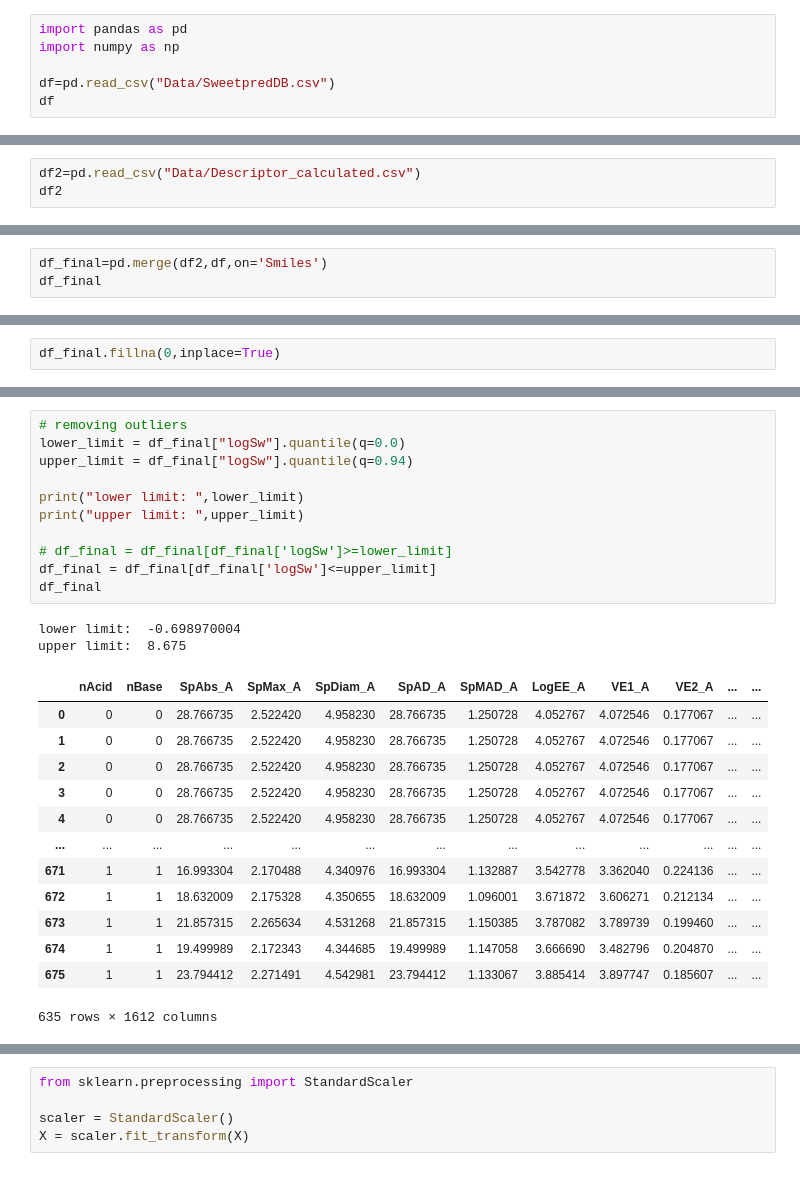
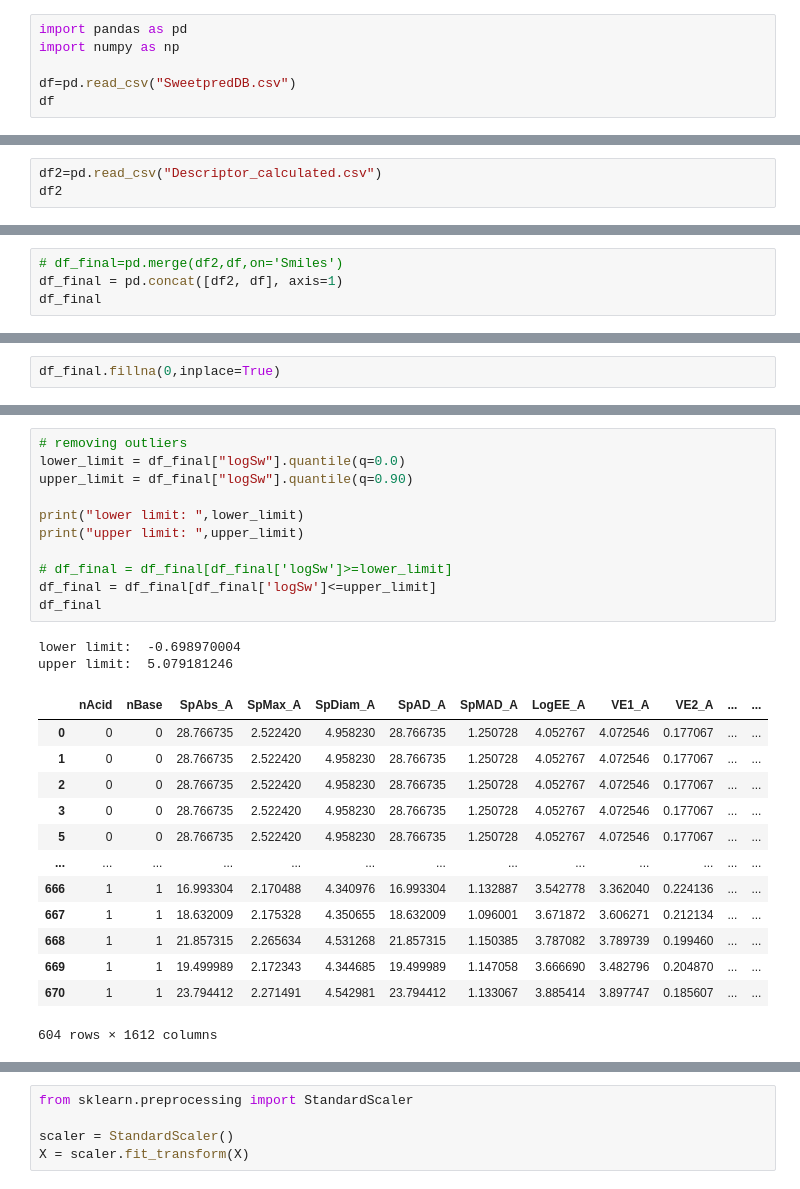
Before and after one commit to Samyzx/Sweetpred, a Jupyter notebook: Model_training.ipynb, the cells around one changed output, grey strips where cells are left out. Drawn from its saved outputs; the diff is of its cells as text.

```diff
--- a/Model_training.ipynb
+++ b/Model_training.ipynb
@@ -11,7 +11,7 @@ len(calc.descriptors)
 import pandas as pd
 import numpy as np
 
-df=pd.read_csv("Data/SweetpredDB.csv")
+df=pd.read_csv("SweetpredDB.csv")
 df
 # %% [output]
 |  | Name | Test_ID | Smiles | Sweetness | logSw |
@@ -34,4 +35,4 @@ Result(<rdkit.Chem.rdchem.Mol object at 0x...>,[<mordred.error.Error object at 0
 # %%
-df2=pd.read_csv("Data/Descriptor_calculated.csv")
+df2=pd.read_csv("Descriptor_calculated.csv")
 df2
 # %% [output]
@@ -49,6 +50,7 @@ df2
 | 670 | O=C(NC(CC(=O)OCC)C(=O)OCC)[C@H](N... | NaN | NaN | 1 | 1 | 23.794412 | 2.271491 | 4.542981 | 23.794412 | 1.133067 | ... | ... |
 671 rows × 1614 columns
 # %%
-df_final=pd.merge(df2,df,on='Smiles')
+# df_final=pd.merge(df2,df,on='Smiles')
+df_final = pd.concat([df2, df], axis=1)
 df_final
 # %% [output]
@@ -113,30 +149,30 @@ df_final
 # %%
 # removing outliers
 lower_limit = df_final["logSw"].quantile(q=0.0)
-upper_limit = df_final["logSw"].quantile(q=0.94)
+upper_limit = df_final["logSw"].quantile(q=0.90)
 
 print("lower limit: ",lower_limit)
 print("upper limit: ",upper_limit)
 
 # df_final = df_final[df_final['logSw']>=lower_limit]
 df_final = df_final[df_final['logSw']<=upper_limit]
 df_final
 # %% [output]
 lower limit:  -0.698970004
-upper limit:  8.675
+upper limit:  5.079181246
 |  | nAcid | nBase | SpAbs_A | SpMax_A | SpDiam_A | SpAD_A | SpMAD_A | LogEE_A | VE1_A | VE2_A | ... | ... |
 | 0 | 0 | 0 | 28.766735 | 2.522420 | 4.958230 | 28.766735 | 1.250728 | 4.052767 | 4.072546 | 0.177067 | ... | ... |
 | 1 | 0 | 0 | 28.766735 | 2.522420 | 4.958230 | 28.766735 | 1.250728 | 4.052767 | 4.072546 | 0.177067 | ... | ... |
 | 2 | 0 | 0 | 28.766735 | 2.522420 | 4.958230 | 28.766735 | 1.250728 | 4.052767 | 4.072546 | 0.177067 | ... | ... |
 | 3 | 0 | 0 | 28.766735 | 2.522420 | 4.958230 | 28.766735 | 1.250728 | 4.052767 | 4.072546 | 0.177067 | ... | ... |
-| 4 | 0 | 0 | 28.766735 | 2.522420 | 4.958230 | 28.766735 | 1.250728 | 4.052767 | 4.072546 | 0.177067 | ... | ... |
+| 5 | 0 | 0 | 28.766735 | 2.522420 | 4.958230 | 28.766735 | 1.250728 | 4.052767 | 4.072546 | 0.177067 | ... | ... |
 | ... | ... | ... | ... | ... | ... | ... | ... | ... | ... | ... | ... | ... |
-| 671 | 1 | 1 | 16.993304 | 2.170488 | 4.340976 | 16.993304 | 1.132887 | 3.542778 | 3.362040 | 0.224136 | ... | ... |
-| 672 | 1 | 1 | 18.632009 | 2.175328 | 4.350655 | 18.632009 | 1.096001 | 3.671872 | 3.606271 | 0.212134 | ... | ... |
-| 673 | 1 | 1 | 21.857315 | 2.265634 | 4.531268 | 21.857315 | 1.150385 | 3.787082 | 3.789739 | 0.199460 | ... | ... |
-| 674 | 1 | 1 | 19.499989 | 2.172343 | 4.344685 | 19.499989 | 1.147058 | 3.666690 | 3.482796 | 0.204870 | ... | ... |
-| 675 | 1 | 1 | 23.794412 | 2.271491 | 4.542981 | 23.794412 | 1.133067 | 3.885414 | 3.897747 | 0.185607 | ... | ... |
+| 666 | 1 | 1 | 16.993304 | 2.170488 | 4.340976 | 16.993304 | 1.132887 | 3.542778 | 3.362040 | 0.224136 | ... | ... |
+| 667 | 1 | 1 | 18.632009 | 2.175328 | 4.350655 | 18.632009 | 1.096001 | 3.671872 | 3.606271 | 0.212134 | ... | ... |
+| 668 | 1 | 1 | 21.857315 | 2.265634 | 4.531268 | 21.857315 | 1.150385 | 3.787082 | 3.789739 | 0.199460 | ... | ... |
+| 669 | 1 | 1 | 19.499989 | 2.172343 | 4.344685 | 19.499989 | 1.147058 | 3.666690 | 3.482796 | 0.204870 | ... | ... |
+| 670 | 1 | 1 | 23.794412 | 2.271491 | 4.542981 | 23.794412 | 1.133067 | 3.885414 | 3.897747 | 0.185607 | ... | ... |
-635 rows × 1612 columns
+604 rows × 1612 columns
 # %%
 df_final.reset_index(drop=True,inplace=True)
 df_final
```
Also changed, not shown: parts of 20 cells of this notebook.
